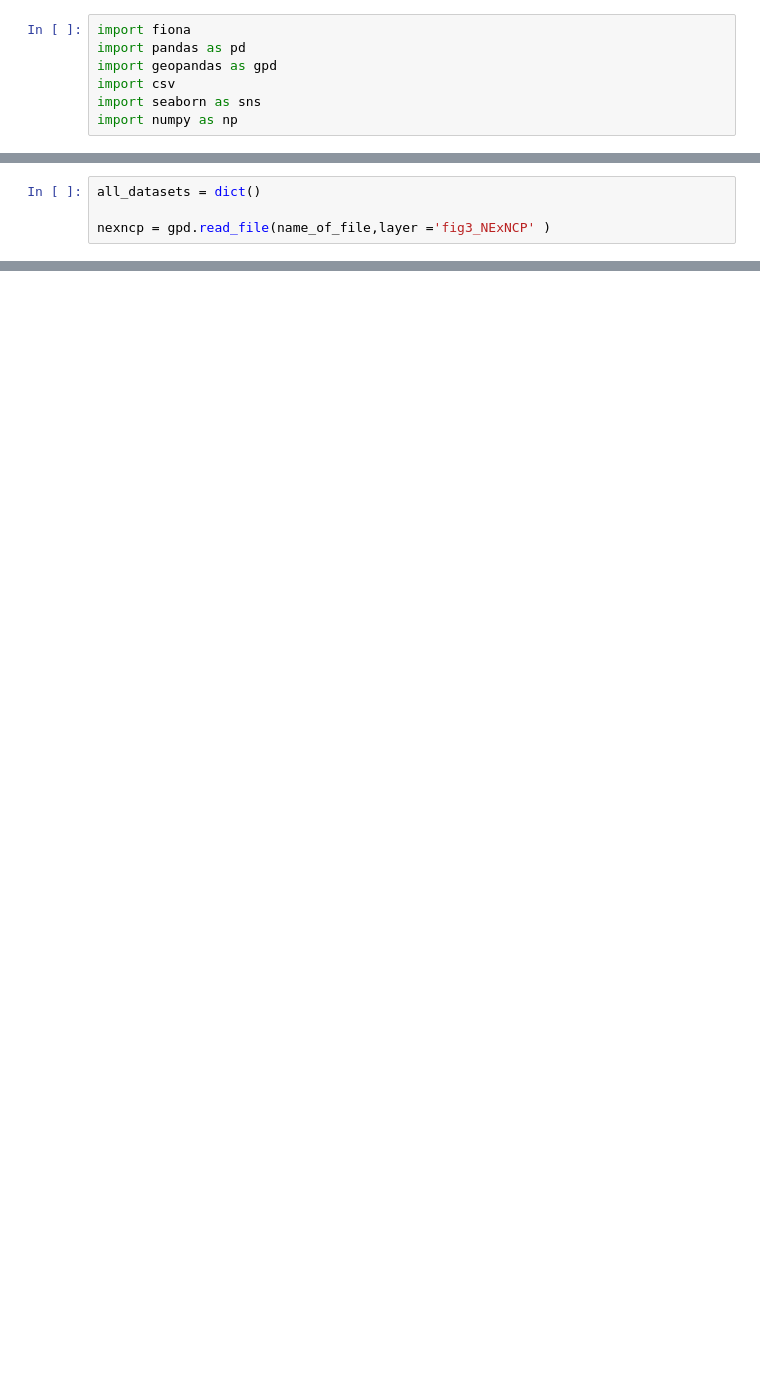
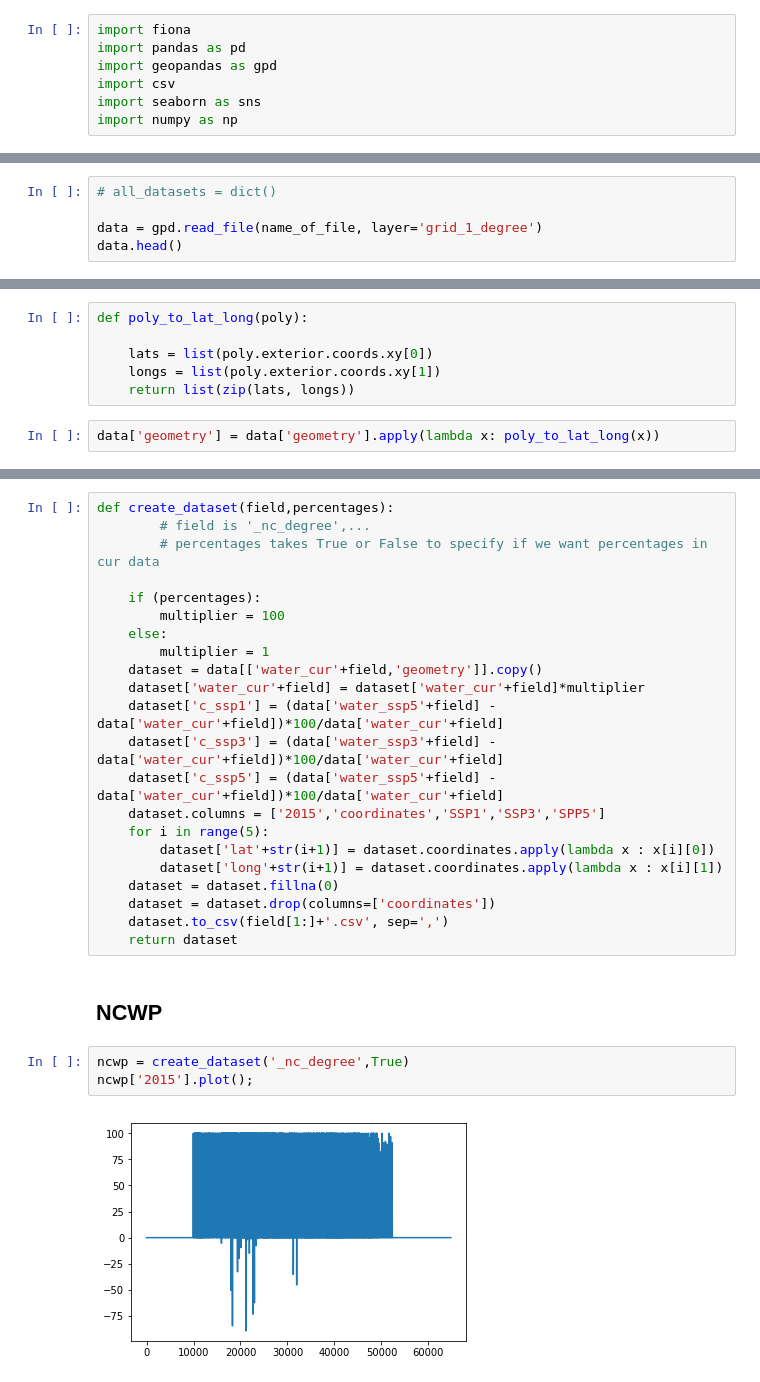
Before and after one commit to charlottegiseleweil/ipbes, a Jupyter notebook: Data Processing/Water.ipynb, the cells around one changed output, grey strips where cells are left out. Drawn from its saved outputs; the diff is of its cells as text; blank space fills up the shorter version.

Commit message:
Created all data files related to water quality

```diff
--- a/Data Processing/Water.ipynb
+++ b/Data Processing/Water.ipynb
@@ -32,4 +20,5 @@ layers
 # %%
-all_datasets = dict()
+# all_datasets = dict()
 
-nexncp = gpd.read_file(name_of_file,layer ='fig3_NExNCP' )
+data = gpd.read_file(name_of_file, layer='grid_1_degree')
+data.head()
@@ -103,0 +27,8 @@ pd.read_csv(
+# %%
+def poly_to_lat_long(poly):
+
+    lats = list(poly.exterior.coords.xy[0])
+    longs = list(poly.exterior.coords.xy[1])
+    return list(zip(lats, longs))
+# %%
+data['geometry'] = data['geometry'].apply(lambda x: poly_to_lat_long(x))
@@ -103,0 +43,29 @@ pd.read_csv(
+# %%
+def create_dataset(field,percentages):
+        # field is '_nc_degree',...
+        # percentages takes True or False to specify if we want percentages in cur data
+
+    if (percentages):
+        multiplier = 100
+    else:
+        multiplier = 1
+    dataset = data[['water_cur'+field,'geometry']].copy()
+    dataset['water_cur'+field] = dataset['water_cur'+field]*multiplier
+    dataset['c_ssp1'] = (data['water_ssp5'+field] - data['water_cur'+field])*100/data['water_cur'+field]
+    dataset['c_ssp3'] = (data['water_ssp3'+field] - data['water_cur'+field])*100/data['water_cur'+field]
+    dataset['c_ssp5'] = (data['water_ssp5'+field] - data['water_cur'+field])*100/data['water_cur'+field]
+    dataset.columns = ['2015','coordinates','SSP1','SSP3','SPP5']
+    for i in range(5):
+        dataset['lat'+str(i+1)] = dataset.coordinates.apply(lambda x : x[i][0])
+        dataset['long'+str(i+1)] = dataset.coordinates.apply(lambda x : x[i][1])
+    dataset = dataset.fillna(0)
+    dataset = dataset.drop(columns=['coordinates'])
+    dataset.to_csv(field[1:]+'.csv', sep=',')
+    return dataset
+# %% [markdown]
+## NCWP
+# %%
+ncwp = create_dataset('_nc_degree',True)
+ncwp['2015'].plot();
+# %% [output]
+[figure, added]
```
Also changed, not shown: parts of 31 cells of this notebook, 3 other files.
